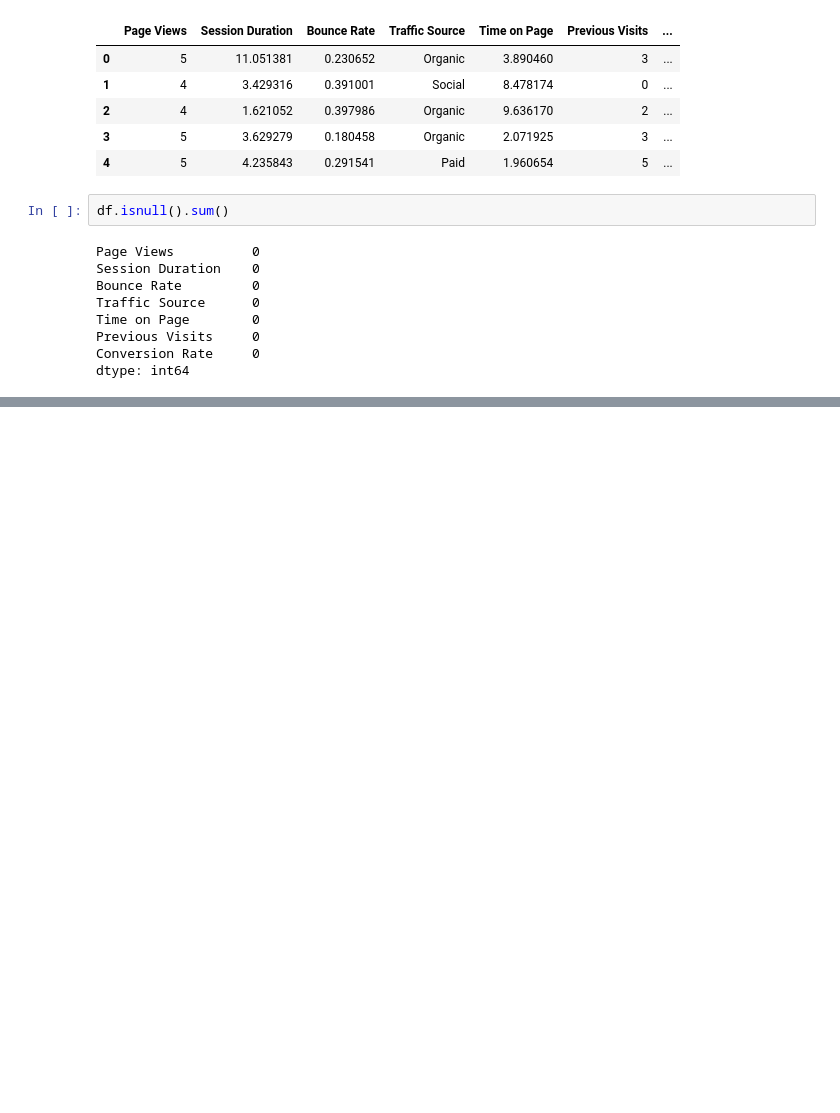
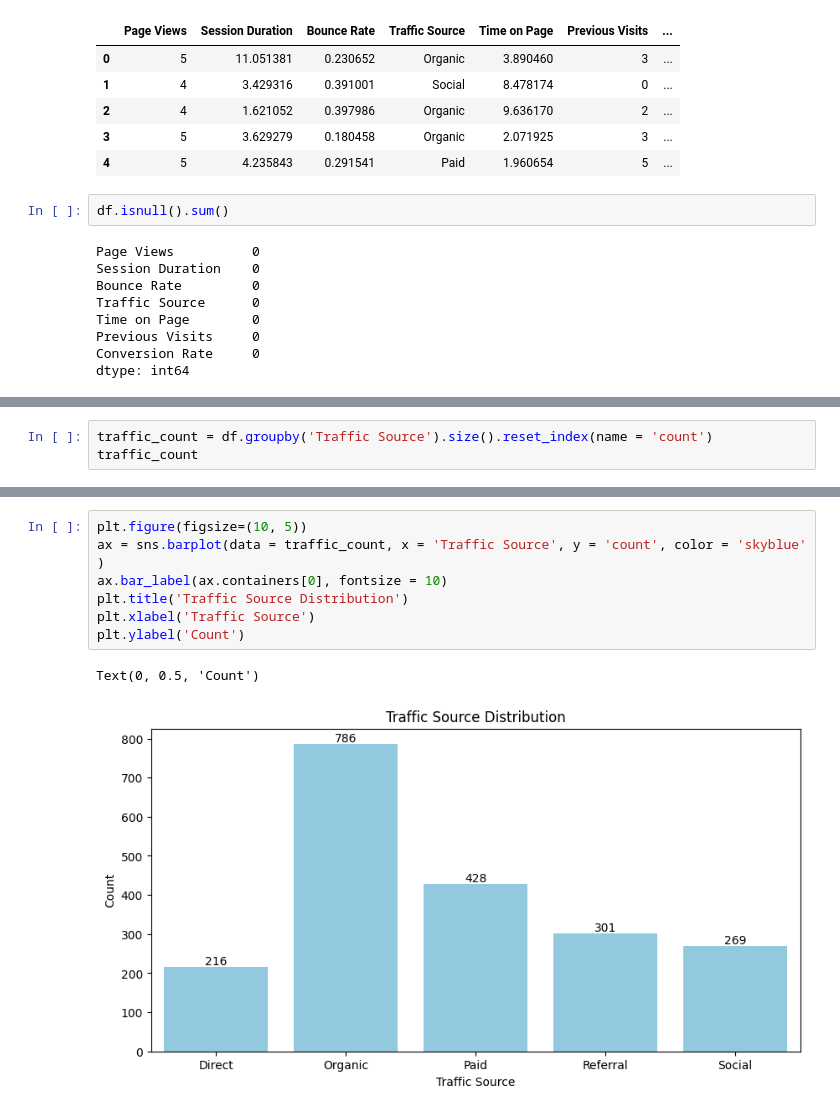
Before and after one commit to soham-bhagwat/Data-Analysis-EDA, a Jupyter notebook: website-traffic-eda.ipynb, the cells around one changed output, grey strips where cells are left out. Saved outputs shown, nothing was run; the diff lists cells and outputs as text; blank space fills up the shorter version.

Commit message:
Kaggle Notebook | Website Traffic EDA | Version 4

```diff
--- a/website-traffic-eda.ipynb
+++ b/website-traffic-eda.ipynb
@@ -32,0 +37,3 @@ dtype: int64
+# %%
+traffic_count = df.groupby('Traffic Source').size().reset_index(name = 'count')
+traffic_count
@@ -32,0 +47,10 @@ dtype: int64
+# %%
+plt.figure(figsize=(10, 5))
+ax = sns.barplot(data = traffic_count, x = 'Traffic Source', y = 'count', color = 'skyblue' )
+ax.bar_label(ax.containers[0], fontsize = 10)
+plt.title('Traffic Source Distribution')
+plt.xlabel('Traffic Source')
+plt.ylabel('Count')
+# %% [output]
+Text(0, 0.5, 'Count')
+[figure, added]
```
Also changed, not shown: parts of 8 cells of this notebook.
